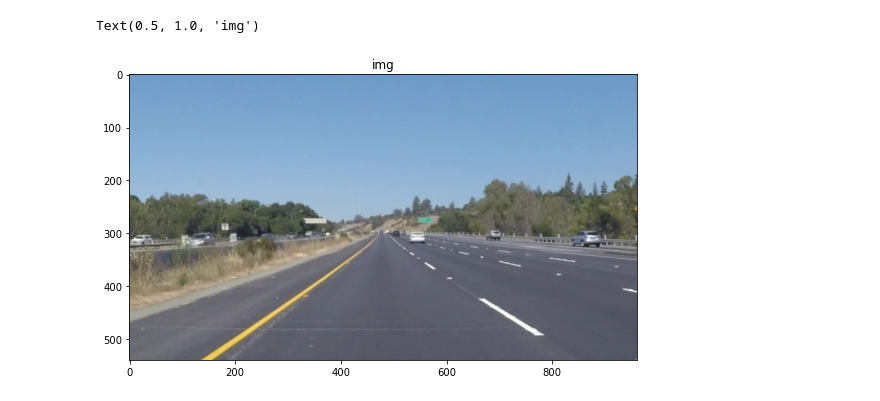
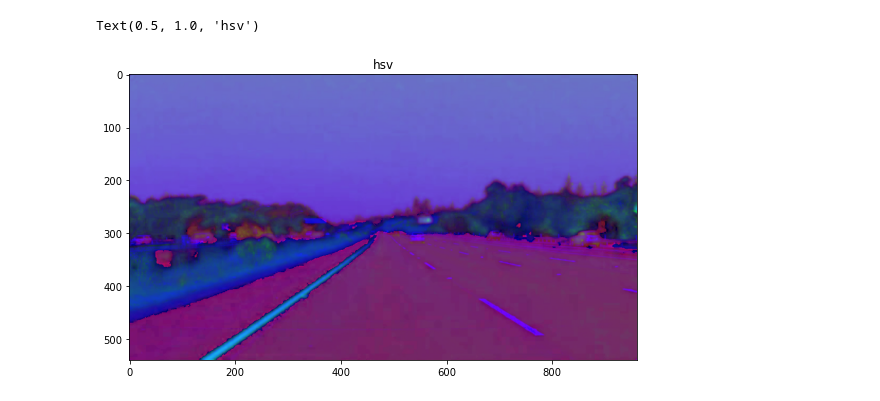
Before and after one commit to karthikeyanrathore/Lane-Line-Detection, a Jupyter notebook: Yellow Lane (PrePro).ipynb, the cells around one changed output. Cells and saved outputs as stored; diff of their text form; code cells hidden in the pictures.

```diff
--- a/Yellow Lane (PrePro).ipynb
+++ b/Yellow Lane (PrePro).ipynb
@@ -3,12 +3,14 @@ import cv2
 from matplotlib import pyplot as plt
 # %%
 img = cv2.imread("data/solidYellowLeft.jpg")
-img  = cv2.cvtColor(img , cv2.COLOR_BGR2RGB)
+#img  = cv2.cvtColor(img , cv2.COLOR_BGR2RGB)
+# %%
+hsv = cv2.cvtColor(img, cv2.COLOR_BGR2HSV)
 # %%
 plt.figure(figsize=(20,20))
 plt.subplot(1,2,1)
-plt.imshow(img, cmap="gray")
-plt.title("img")
+plt.imshow(hsv, cmap="gray")
+plt.title("hsv")
 # %% [output]
-Text(0.5, 1.0, 'img')
+Text(0.5, 1.0, 'hsv')
-[figure, old version]
+[figure, new version]
```
Also changed, not shown: parts of 7 cells of this notebook, 2 other files.
